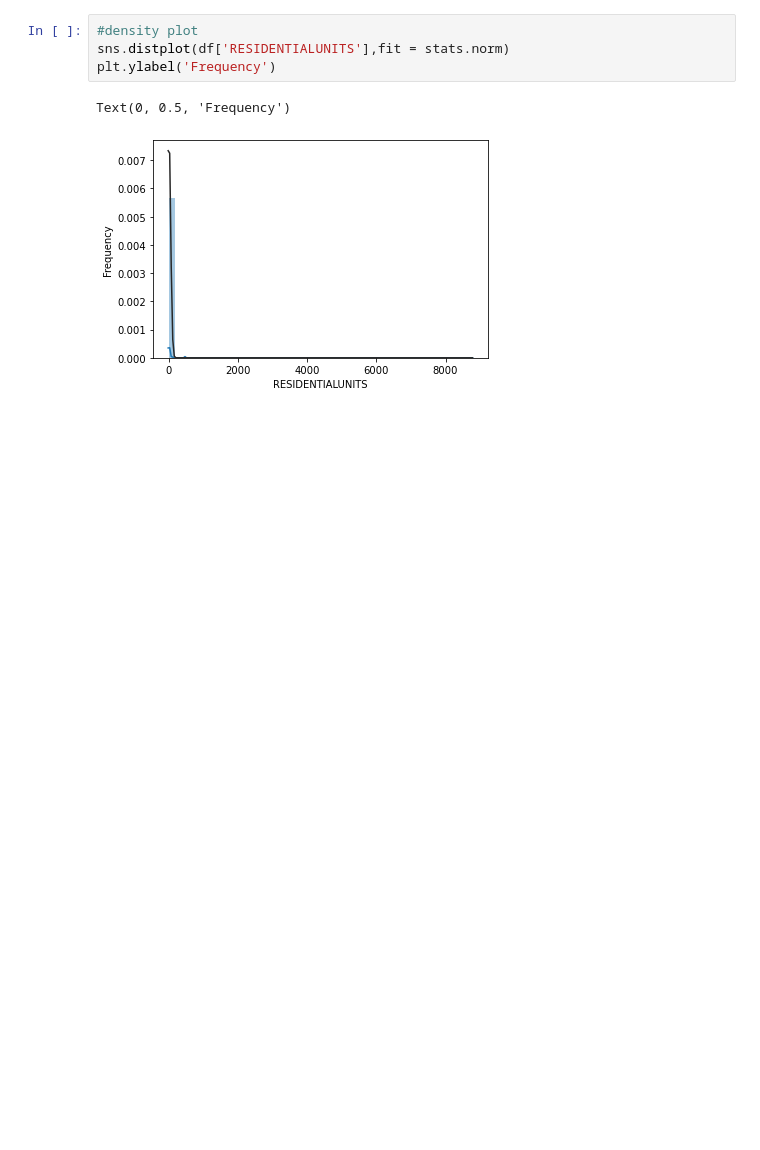
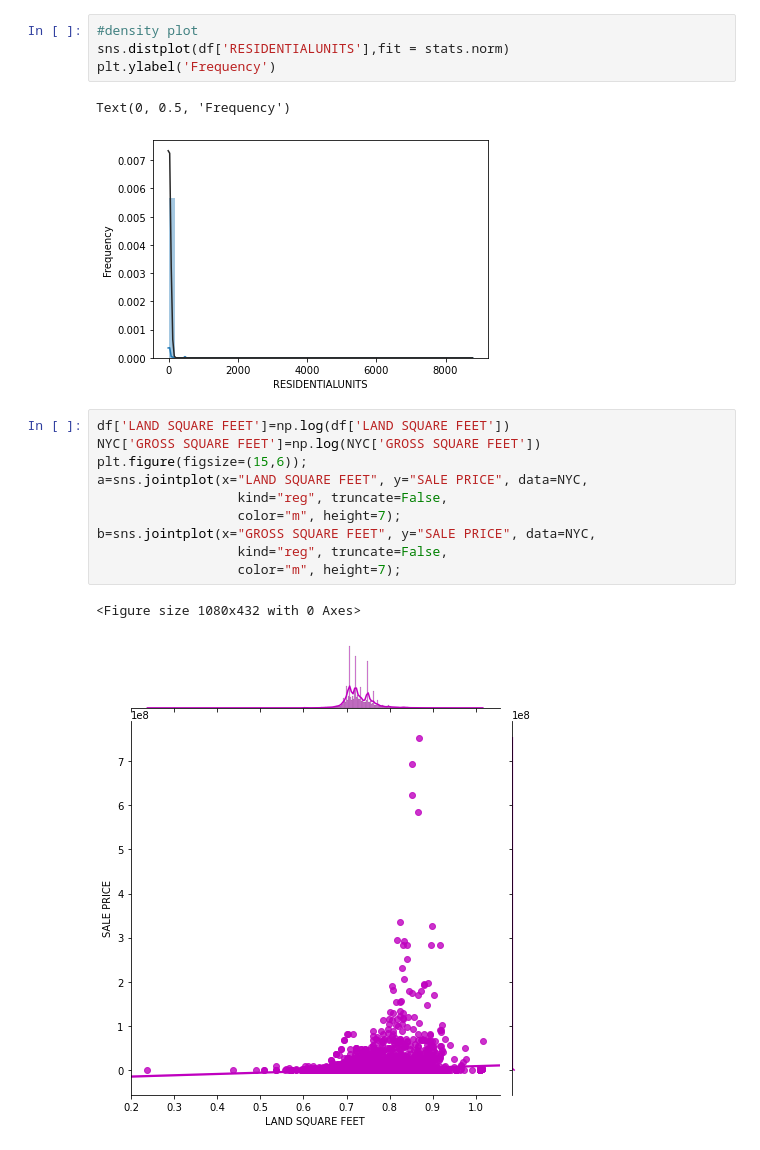
Before and after one commit to neveram/NYC-Housing-Price-Prediction, a Jupyter notebook: Data Preprocessing and Visualization.ipynb, the cells around one changed output. Cells and saved outputs as stored; diff of their text form; blank space fills up the shorter version.

Commit message:
Added visualization plot for Land Square vs Sale Price and Gross Square vs Sale Price

```diff
--- a/Data Preprocessing and Visualization.ipynb
+++ b/Data Preprocessing and Visualization.ipynb
@@ -575,3 +575,16 @@ plt.ylabel('Frequency')
 # %% [output]
 Text(0, 0.5, 'Frequency')
 [figure]
+# %%
+df['LAND SQUARE FEET']=np.log(df['LAND SQUARE FEET'])
+NYC['GROSS SQUARE FEET']=np.log(NYC['GROSS SQUARE FEET'])
+plt.figure(figsize=(15,6));
+a=sns.jointplot(x="LAND SQUARE FEET", y="SALE PRICE", data=NYC,
+                  kind="reg", truncate=False,
+                  color="m", height=7);
+b=sns.jointplot(x="GROSS SQUARE FEET", y="SALE PRICE", data=NYC,
+                  kind="reg", truncate=False,
+                  color="m", height=7);
+# %% [output]
+<Figure size 1080x432 with 0 Axes>
+[figure, added]
```
Also changed, not shown: parts of 1 cell of this notebook.
